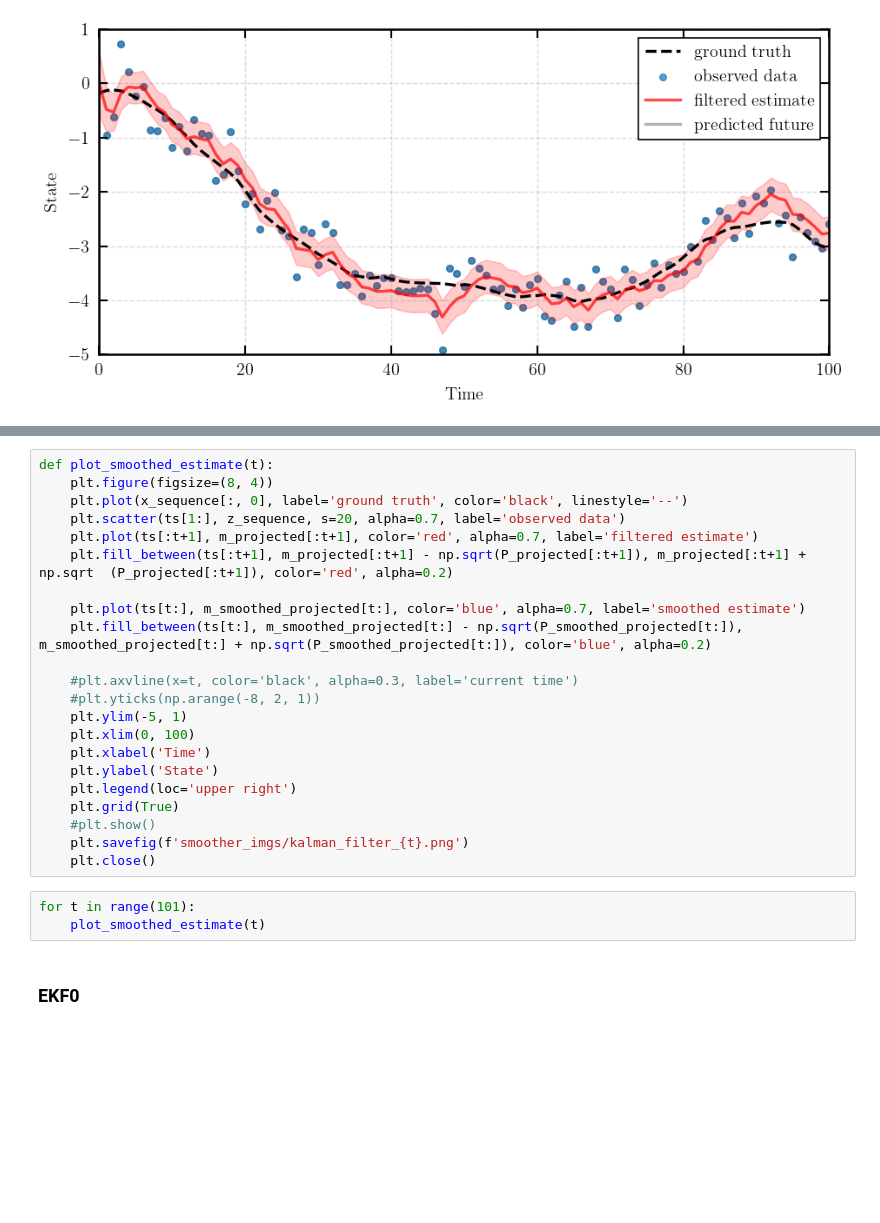
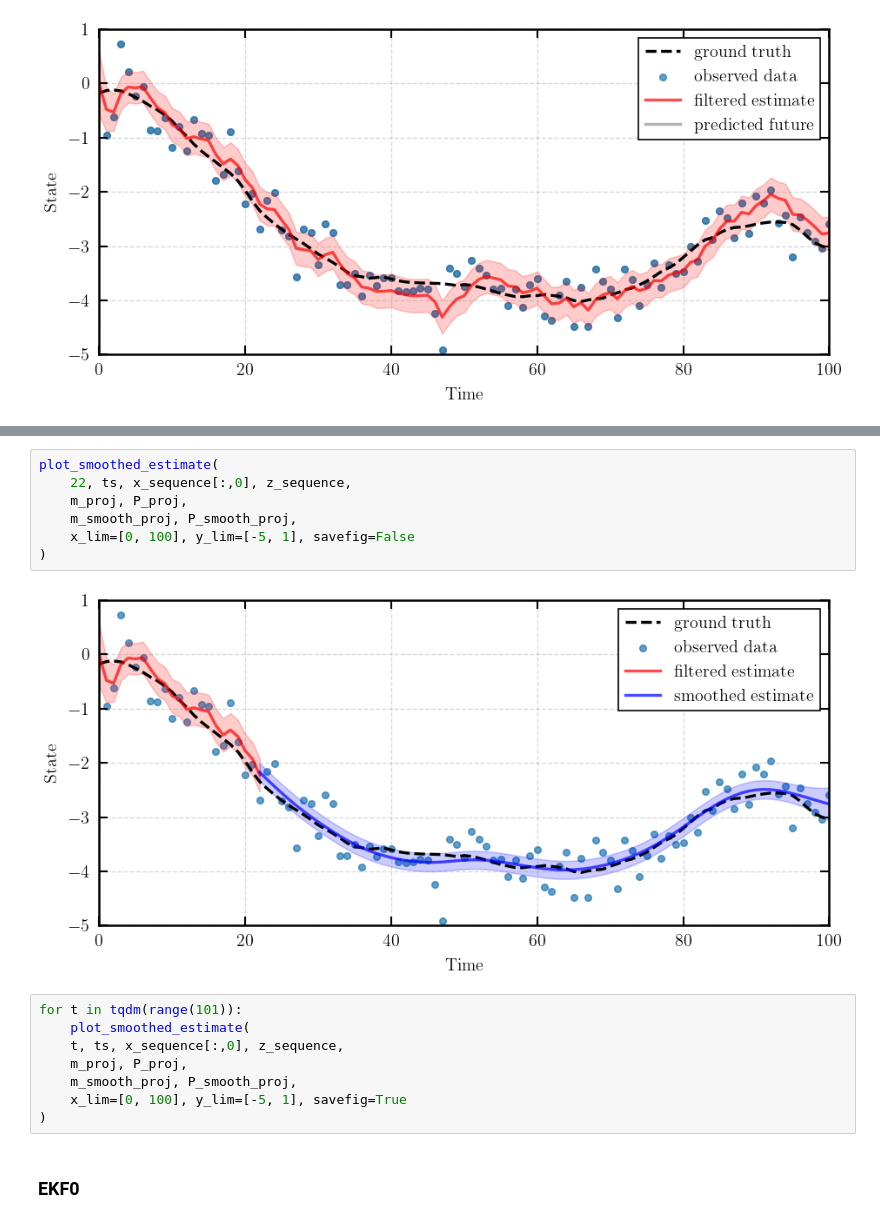
Before and after one commit to paufisch/ode_filters, a Jupyter notebook: kalman_playground.ipynb, the cells around one changed output, grey strips where cells are left out. Cells and saved outputs as stored; diff of their text form; blank space fills up the shorter version.

Commit message:
extracted smoother functionalities into helpers

```diff
--- a/kalman_playground.ipynb
+++ b/kalman_playground.ipynb
@@ -106,28 +72,20 @@ P_projected = P_projected.squeeze()
 # %%
-def plot_smoothed_estimate(t):
-    plt.figure(figsize=(8, 4))
-    plt.plot(x_sequence[:, 0], label='ground truth', color='black', linestyle='--')
-    plt.scatter(ts[1:], z_sequence, s=20, alpha=0.7, label='observed data')
-    plt.plot(ts[:t+1], m_projected[:t+1], color='red', alpha=0.7, label='filtered estimate')
-    plt.fill_between(ts[:t+1], m_projected[:t+1] - np.sqrt(P_projected[:t+1]), m_projected[:t+1] + np.sqrt  (P_projected[:t+1]), color='red', alpha=0.2)
-
-    plt.plot(ts[t:], m_smoothed_projected[t:], color='blue', alpha=0.7, label='smoothed estimate')
-    plt.fill_between(ts[t:], m_smoothed_projected[t:] - np.sqrt(P_smoothed_projected[t:]),  m_smoothed_projected[t:] + np.sqrt(P_smoothed_projected[t:]), color='blue', alpha=0.2)
-
-    #plt.axvline(x=t, color='black', alpha=0.3, label='current time')
-    #plt.yticks(np.arange(-8, 2, 1))
-    plt.ylim(-5, 1)
-    plt.xlim(0, 100)
-    plt.xlabel('Time')
-    plt.ylabel('State')
-    plt.legend(loc='upper right')
-    plt.grid(True)
-    #plt.show()
-    plt.savefig(f'smoother_imgs/kalman_filter_{t}.png')
-    plt.close()
+plot_smoothed_estimate(
+    22, ts, x_sequence[:,0], z_sequence,
+    m_proj, P_proj,
+    m_smooth_proj, P_smooth_proj,
+    x_lim=[0, 100], y_lim=[-5, 1], savefig=False
+)
+# %% [output]
+[figure, added]
 # %%
-for t in range(101):
-    plot_smoothed_estimate(t)
+for t in tqdm(range(101)):
+    plot_smoothed_estimate(
+    t, ts, x_sequence[:,0], z_sequence,
+    m_proj, P_proj,
+    m_smooth_proj, P_smooth_proj,
+    x_lim=[0, 100], y_lim=[-5, 1], savefig=True
+)
 # %% [markdown]
 ### EKF0
 # %% [markdown]
```
Also changed, not shown: parts of 6 cells of this notebook, 2 other files.
